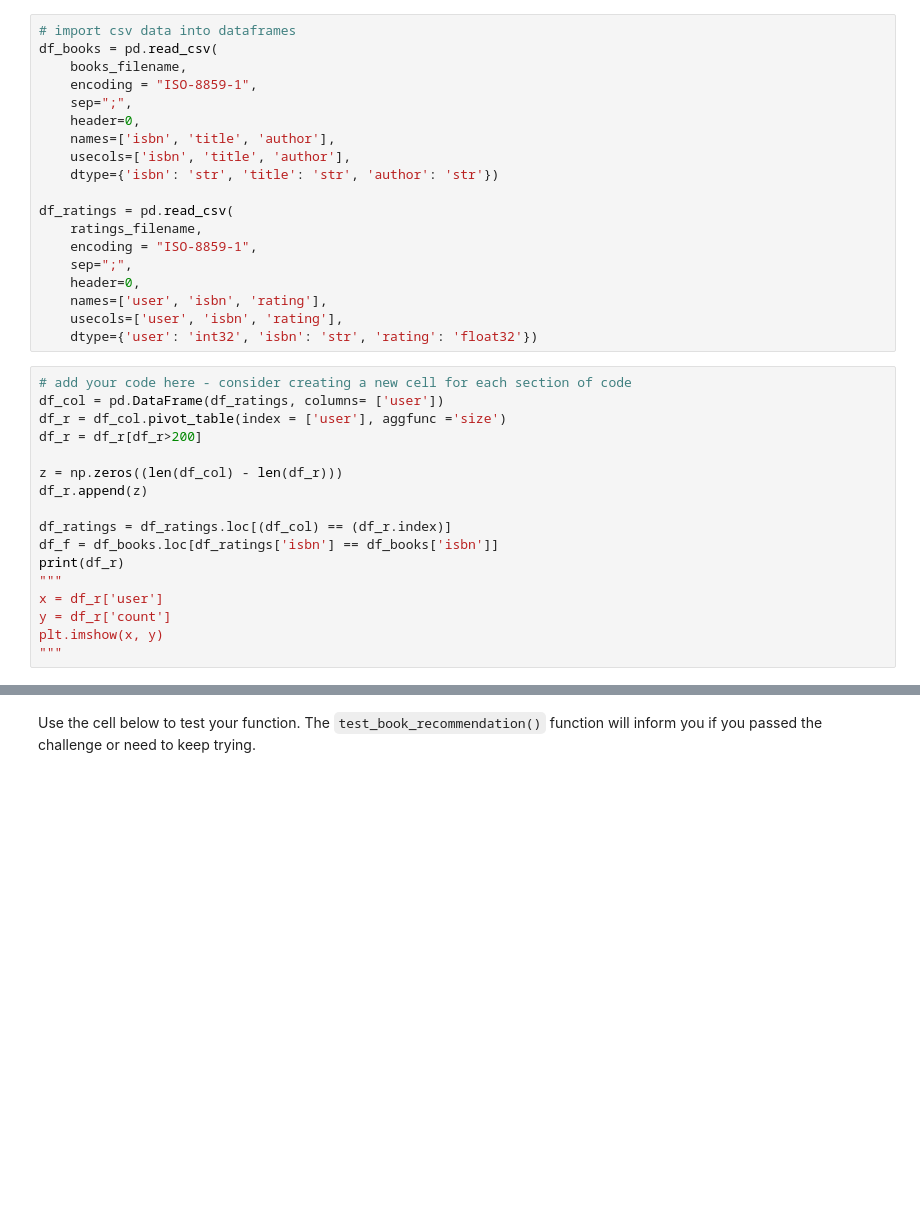
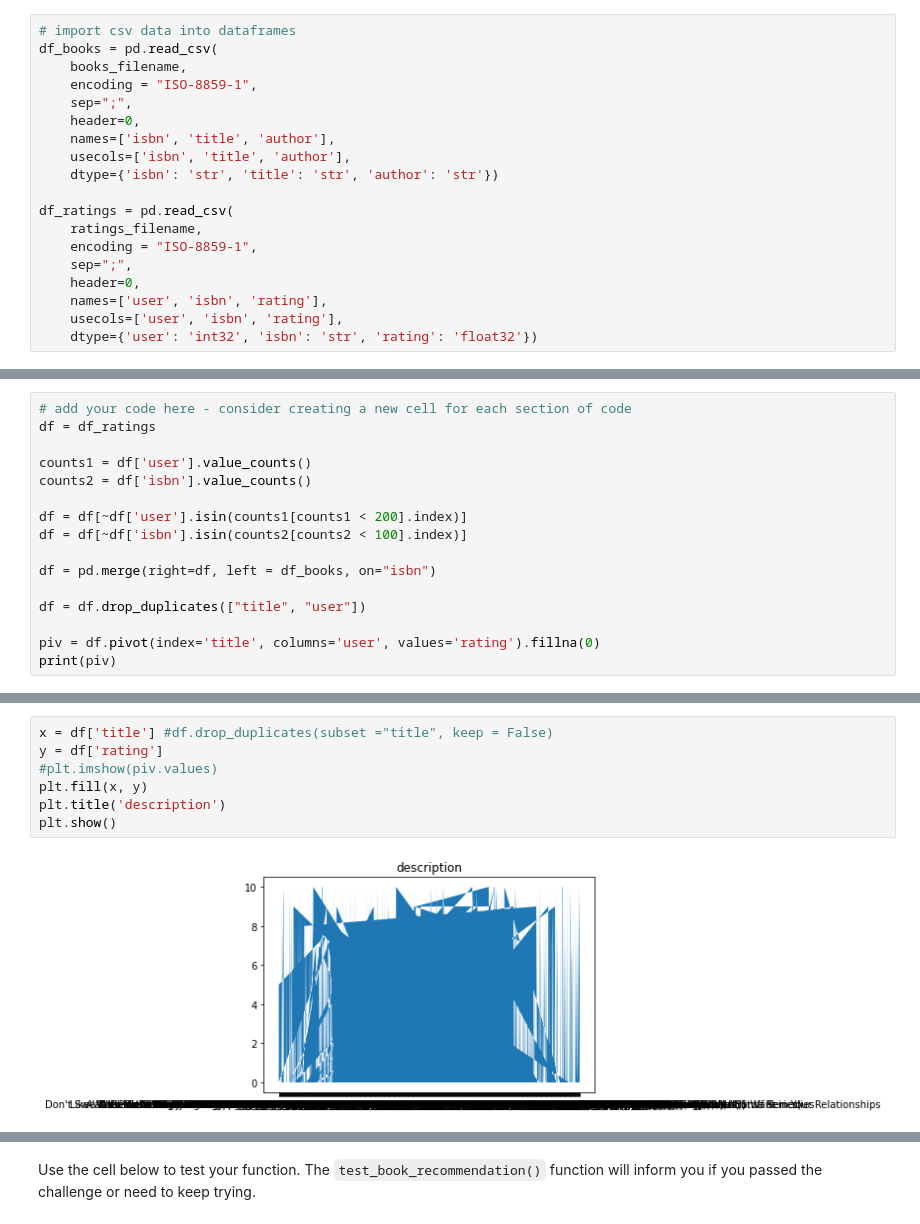
Before and after one commit to Bayrem-ben/R-project, a Jupyter notebook: Bayrem_fcc_book_recommendation_knn.ipynb, the cells around one changed output, grey strips where cells are left out. Cells and saved outputs as stored; diff of their text form; blank space fills up the shorter version.

```diff
--- a/Bayrem_fcc_book_recommendation_knn.ipynb
+++ b/Bayrem_fcc_book_recommendation_knn.ipynb
@@ -87,20 +87,3 @@ df_ratings = pd.read_csv(
     names=['user', 'isbn', 'rating'],
     usecols=['user', 'isbn', 'rating'],
     dtype={'user': 'int32', 'isbn': 'str', 'rating': 'float32'})
-# %%
-# add your code here - consider creating a new cell for each section of code
-df_col = pd.DataFrame(df_ratings, columns= ['user'])
-df_r = df_col.pivot_table(index = ['user'], aggfunc ='size')
-df_r = df_r[df_r>200]
-
-z = np.zeros((len(df_col) - len(df_r)))
-df_r.append(z)
-
-df_ratings = df_ratings.loc[(df_col) == (df_r.index)]
-df_f = df_books.loc[df_ratings['isbn'] == df_books['isbn']]
-print(df_r)
-"""
-x = df_r['user']
-y = df_r['count']
-plt.imshow(x, y)
-"""
@@ -124,0 +90,16 @@ def get_recommends(book = ""):
+# %%
+# add your code here - consider creating a new cell for each section of code
+df = df_ratings
+
+counts1 = df['user'].value_counts()
+counts2 = df['isbn'].value_counts()
+
+df = df[~df['user'].isin(counts1[counts1 < 200].index)]
+df = df[~df['isbn'].isin(counts2[counts2 < 100].index)]
+
+df = pd.merge(right=df, left = df_books, on="isbn")
+
+df = df.drop_duplicates(["title", "user"])
+
+piv = df.pivot(index='title', columns='user', values='rating').fillna(0)
+print(piv)
@@ -124,0 +122,9 @@ def get_recommends(book = ""):
+# %%
+x = df['title'] #df.drop_duplicates(subset ="title", keep = False)
+y = df['rating']
+#plt.imshow(piv.values)
+plt.fill(x, y)
+plt.title('description')
+plt.show()
+# %% [output]
+[figure, added]
```
Also changed, not shown: parts of 8 cells of this notebook.
